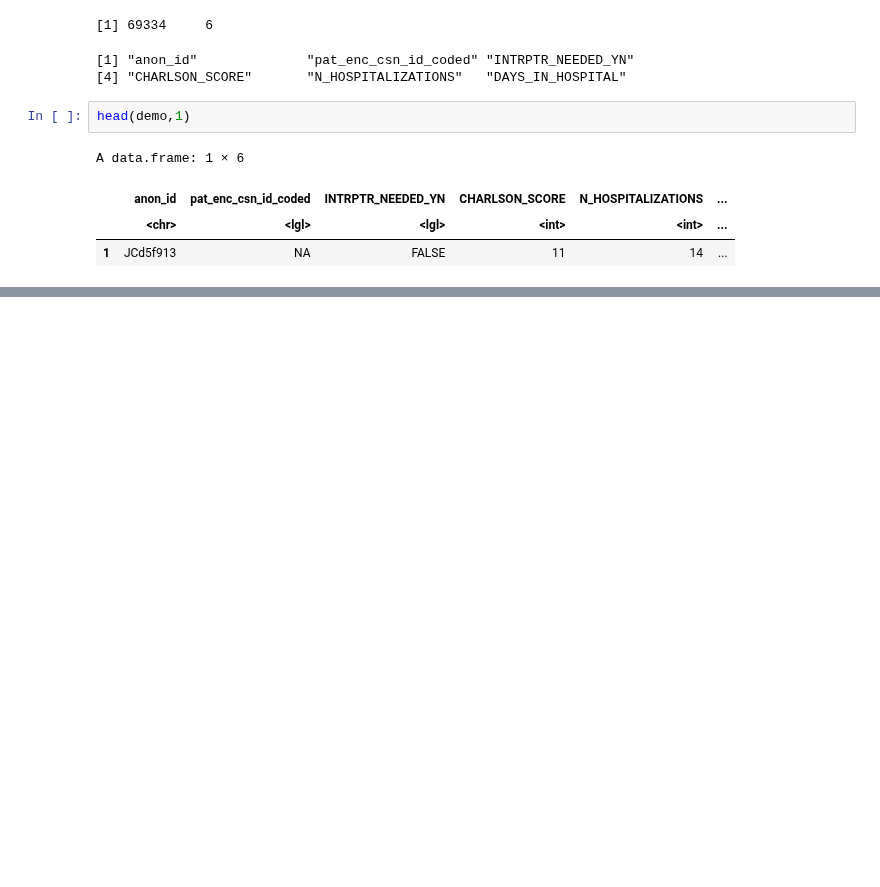
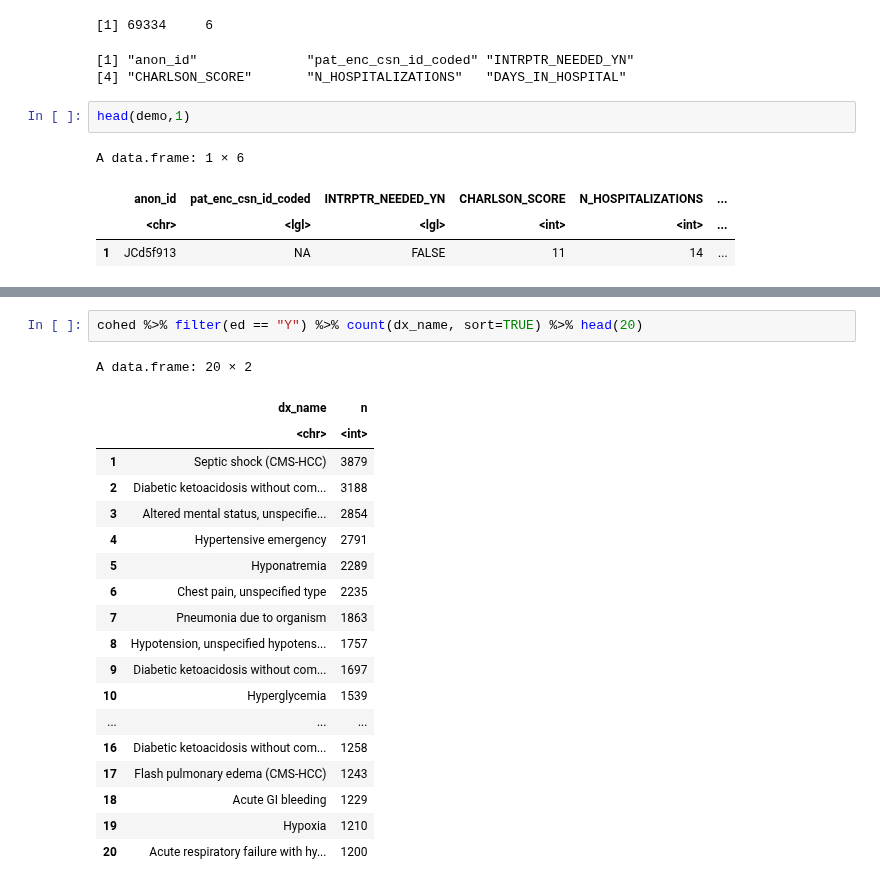
Before and after one commit to Minh084/TDA, a Jupyter notebook: 4_description/4.2_difference.ipynb, the cells around one changed output, grey strips where cells are left out. Saved outputs shown, nothing was run; the diff lists cells and outputs as text; blank space fills up the shorter version.

```diff
--- a/4_description/4.1_difference.ipynb
+++ b/4_description/4.2_difference.ipynb
@@ -372,0 +489,22 @@ Joining, by = c("anon_id", "pat_enc_csn_id_coded")
+# %%
+cohed %>% filter(ed == "Y") %>% count(dx_name, sort=TRUE) %>% head(20)
+# %% [output]
+A data.frame: 20 × 2
+|  | dx_name | n |
+|  | <chr> | <int> |
+| 1 | Septic shock (CMS-HCC) | 3879 |
+| 2 | Diabetic ketoacidosis without com... | 3188 |
+| 3 | Altered mental status, unspecifie... | 2854 |
+| 4 | Hypertensive emergency | 2791 |
+| 5 | Hyponatremia | 2289 |
+| 6 | Chest pain, unspecified type | 2235 |
+| 7 | Pneumonia due to organism | 1863 |
+| 8 | Hypotension, unspecified hypotens... | 1757 |
+| 9 | Diabetic ketoacidosis without com... | 1697 |
+| 10 | Hyperglycemia | 1539 |
+| ... | ... | ... |
+| 16 | Diabetic ketoacidosis without com... | 1258 |
+| 17 | Flash pulmonary edema (CMS-HCC) | 1243 |
+| 18 | Acute GI bleeding | 1229 |
+| 19 | Hypoxia | 1210 |
+| 20 | Acute respiratory failure with hy... | 1200 |
```
Also changed, not shown: parts of 13 cells of this notebook, 4 other files.
